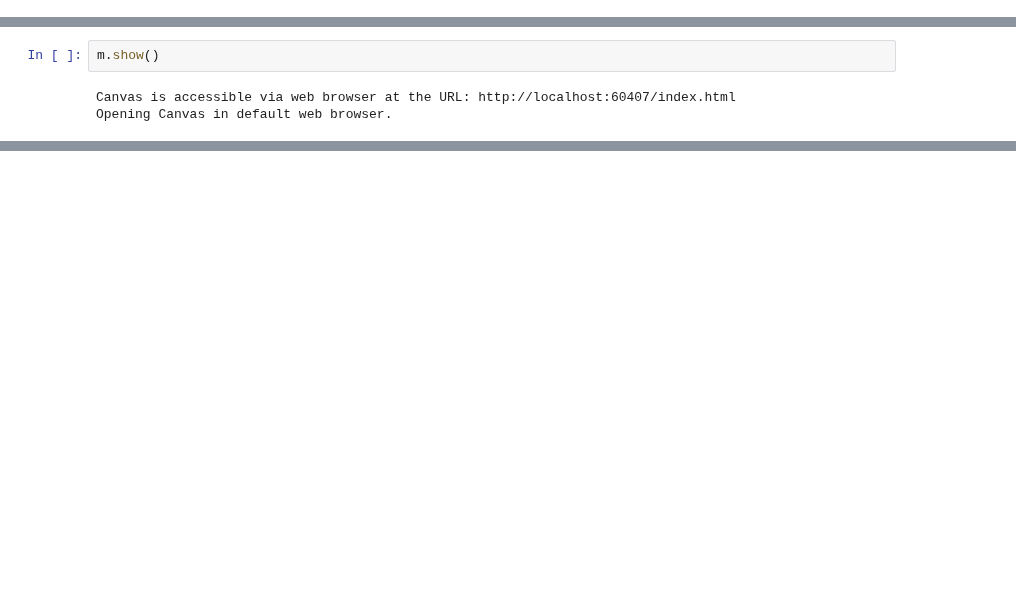
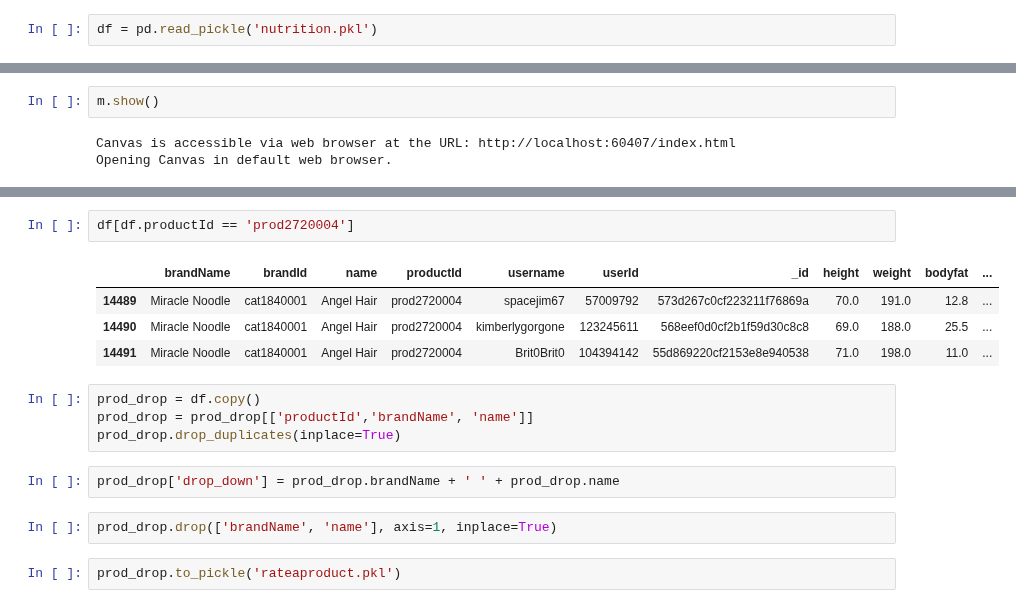
Before and after one commit to bbaltazar/Capstone, a Jupyter notebook: scrap1128.ipynb, the cells around one changed output, grey strips where cells are left out. Drawn from its saved outputs; the diff is of its cells as text; blank space fills up the shorter version.

```diff
--- a/scrap1128.ipynb
+++ b/scrap1128.ipynb
@@ -46,5 +46,7 @@ Training ranking_factorization_recommender for recommendations.
 ... (39 outputs left out)
 # %% [markdown]
 Next model trained incorporated user specific attributes as well as item specific data, effectively lowering the RMSE to 0.261932
+# %%
+df = pd.read_pickle('nutrition.pkl')
 # %%
 sf = gl.SFrame(df[['userId', 'productId', 'rating']])
@@ -140,0 +191,17 @@ data.df.to_pickle('nutri')
+# %%
+df[df.productId == 'prod2720004']
+# %% [output]
+|  | brandName | brandId | name | productId | username | userId | _id | height | weight | bodyfat | ... |
+| 14489 | Miracle Noodle | cat1840001 | Angel Hair | prod2720004 | spacejim67 | 57009792 | 573d267c0cf223211f76869a | 70.0 | 191.0 | 12.8 | ... |
+| 14490 | Miracle Noodle | cat1840001 | Angel Hair | prod2720004 | kimberlygorgone | 123245611 | 568eef0d0cf2b1f59d30c8c8 | 69.0 | 188.0 | 25.5 | ... |
+| 14491 | Miracle Noodle | cat1840001 | Angel Hair | prod2720004 | Brit0Brit0 | 104394142 | 55d869220cf2153e8e940538 | 71.0 | 198.0 | 11.0 | ... |
+# %%
+prod_drop = df.copy()
+prod_drop = prod_drop[['productId','brandName', 'name']]
+prod_drop.drop_duplicates(inplace=True)
+# %%
+prod_drop['drop_down'] = prod_drop.brandName + ' ' + prod_drop.name
+# %%
+prod_drop.drop(['brandName', 'name'], axis=1, inplace=True)
+# %%
+prod_drop.to_pickle('rateaproduct.pkl')
```
Also changed, not shown: parts of 14 cells of this notebook, 4 other files.
